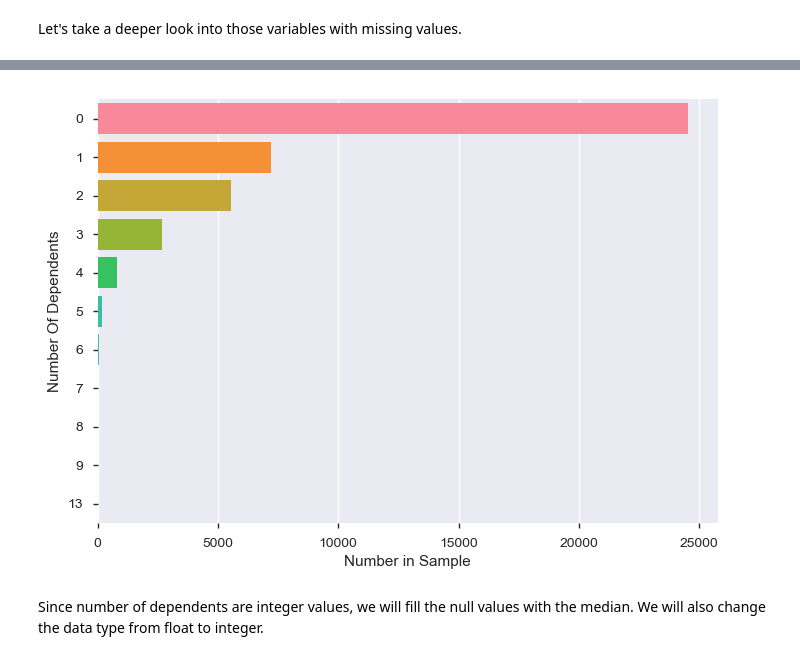
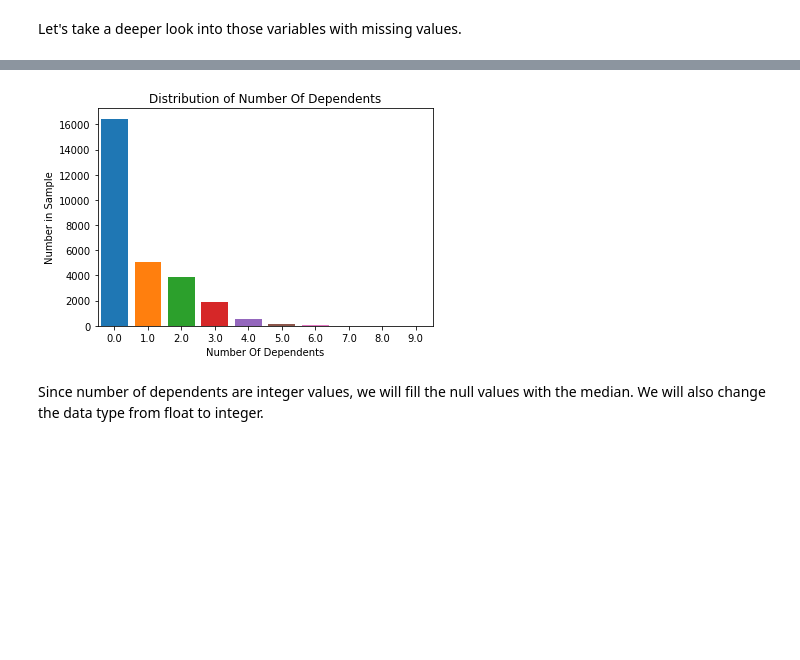
Before and after one commit to hyeness/machine-learning-2018, a Jupyter notebook: hw2/hw2-ml-pipeline.ipynb, the cells around one changed output, grey strips where cells are left out. Cells and saved outputs as stored; diff of their text form; code cells hidden in the pictures; blank space fills up the shorter version.

```diff
--- a/hw2/hw2-ml-pipeline.ipynb
+++ b/hw2/hw2-ml-pipeline.ipynb
@@ -21,3 +42,7 @@ ProfileReport(cdf)
+# %%
+ALL_COLS = [col for col in credit.columns if col != 'SeriousDlqin2yrs']
+# %%
+x_train, x_test, y_train, y_test = split_data(credit, predicted='SeriousDlqin2yrs', features=ALL_COLS, test_size=0.3)
 # %% [markdown]
 Just checking manually that the ProfileReport was correct.
 # %%
@@ -44,7 +55,7 @@ Name: NumberOfDependents, dtype: int64
 # %%
-col_to_hist(credit, 'NumberOfDependents', 'Number Of Dependents', sort=True)
+plot_hist(x_train, 'NumberOfDependents', 'Number Of Dependents', sort=True)
 # %% [output]
-[figure, old version]
+[figure, new version]
 # %% [markdown]
 Since number of dependents are integer values, we will fill the null values with the median. We will also change the data type from float to integer.
 # %%
```
Also changed, not shown: parts of 72 cells of this notebook, 1 other file.
